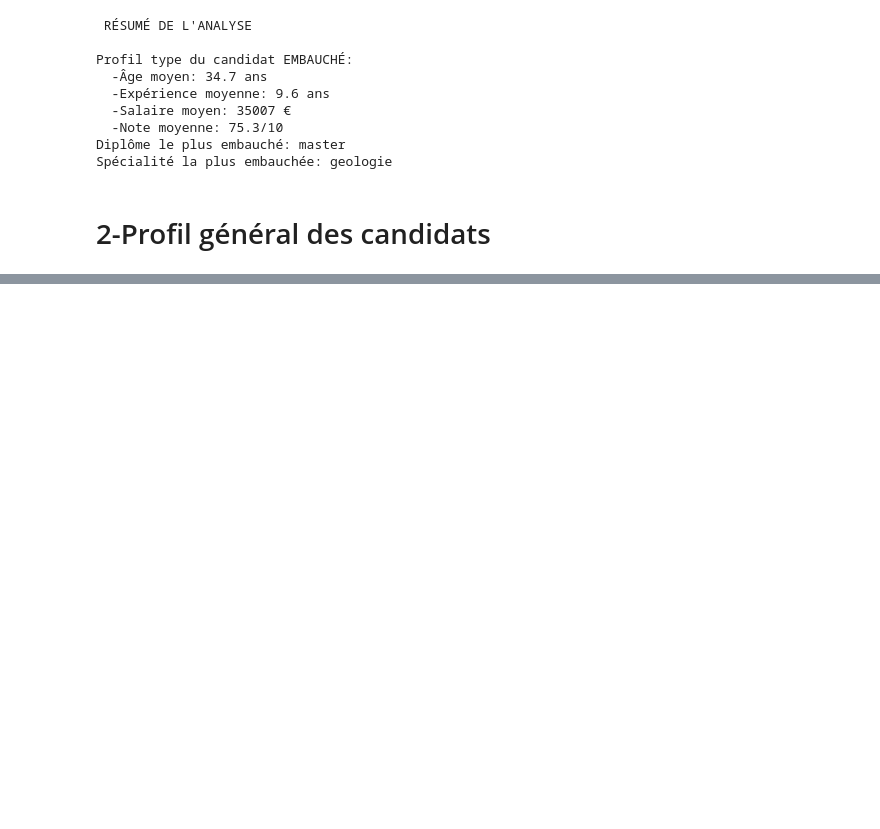
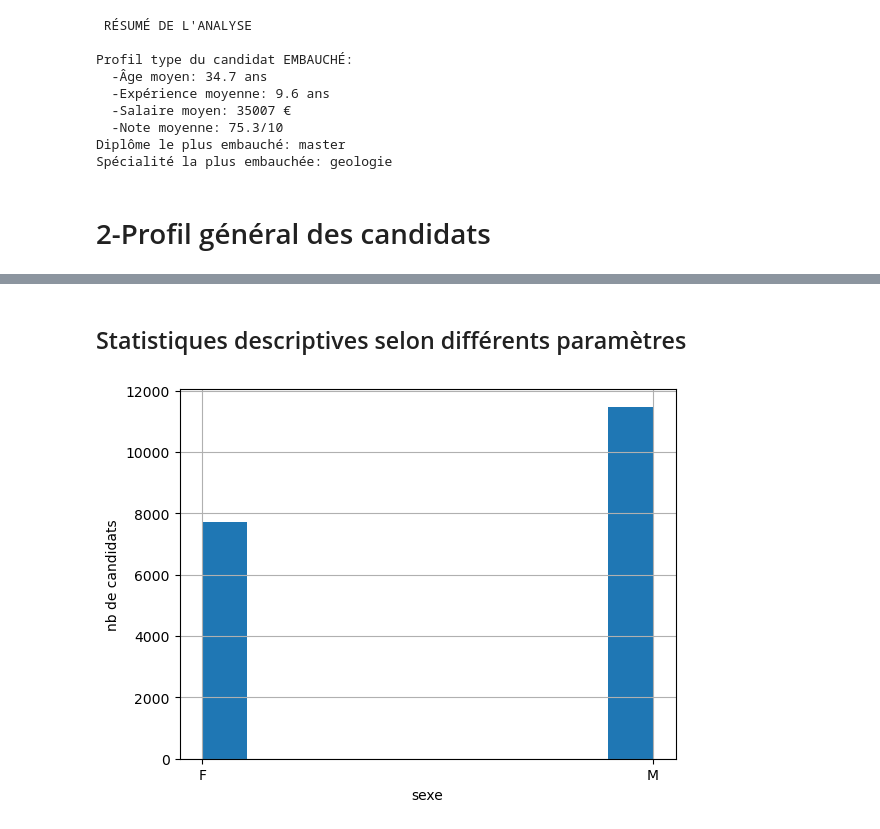
Before and after one commit to sana582/Ace-DS-Interviews---Case-Study, a Jupyter notebook: analyse.ipynb, the cells around one changed output, grey strips where cells are left out. Saved outputs shown, nothing was run; the diff lists cells and outputs as text; code cells hidden in the pictures; blank space fills up the shorter version.

```diff
--- a/analyse.ipynb
+++ b/analyse.ipynb
@@ -276,3 +268,12 @@ Diplôme le plus embauché: master
 Spécialité la plus embauchée: geologie
 # %% [markdown]
 # 2-Profil général des candidats
+# %%
+import numpy as np
+import pandas as pd
+import matplotlib.pyplot as plt
+import seaborn as sns
+
+df2 = pd.read_csv('./data/candidats.csv')
+df2 = df2.drop(['Unnamed: 0','date','cheveux'], axis = 1)
+df2
@@ -278,0 +294,3 @@ Spécialité la plus embauchée: geologie
+# %%
+df2 = df2.dropna(axis = 0)    # on retire les lignes où il manque des données (représenté par NaN)
+df2
@@ -278,0 +311,15 @@ Spécialité la plus embauchée: geologie
+# %% [markdown]
+## Statistiques descriptives selon différents paramètres
+# %%
+# stat. descriptives selon le sexe
+
+plt.figure()
+
+df2['sexe'].hist()
+plt.xlabel('sexe')
+plt.ylabel('nb de candidats')
+plt.title
+
+plt.show()
+# %% [output]
+[figure, added]
```
Also changed, not shown: parts of 8 cells of this notebook.
